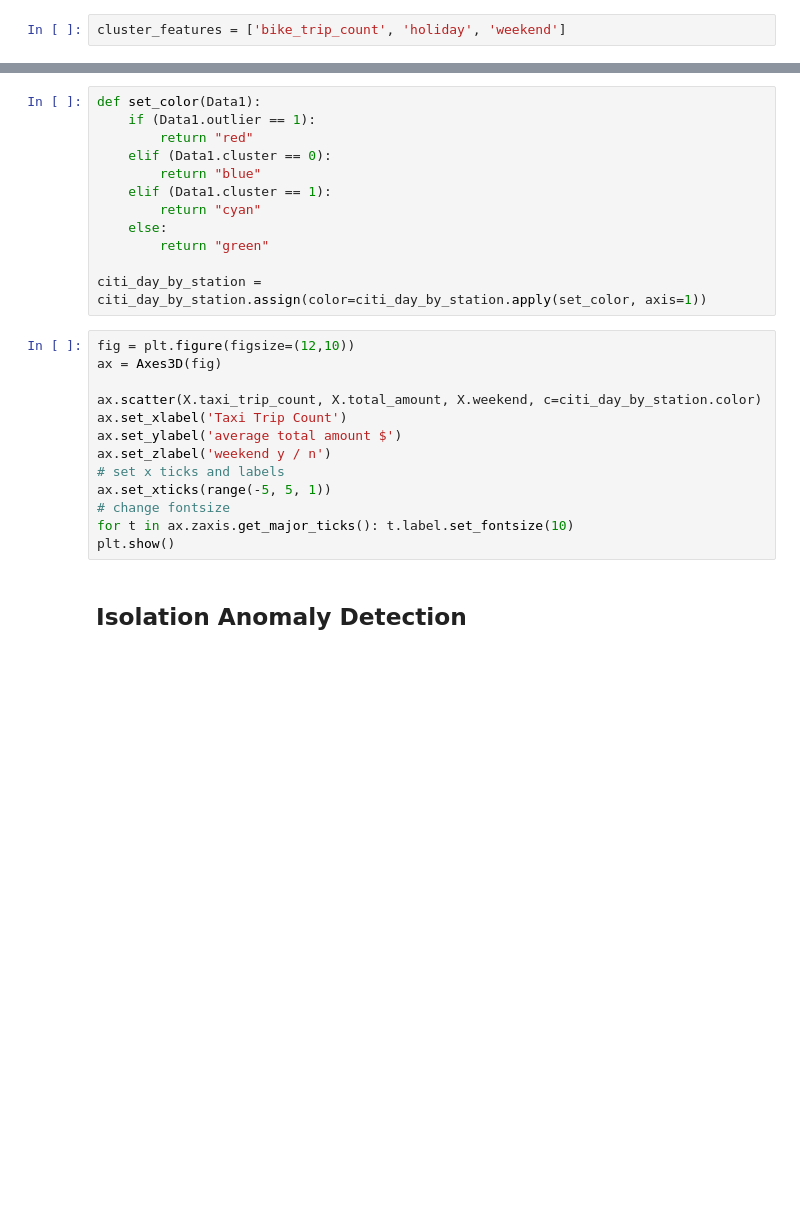
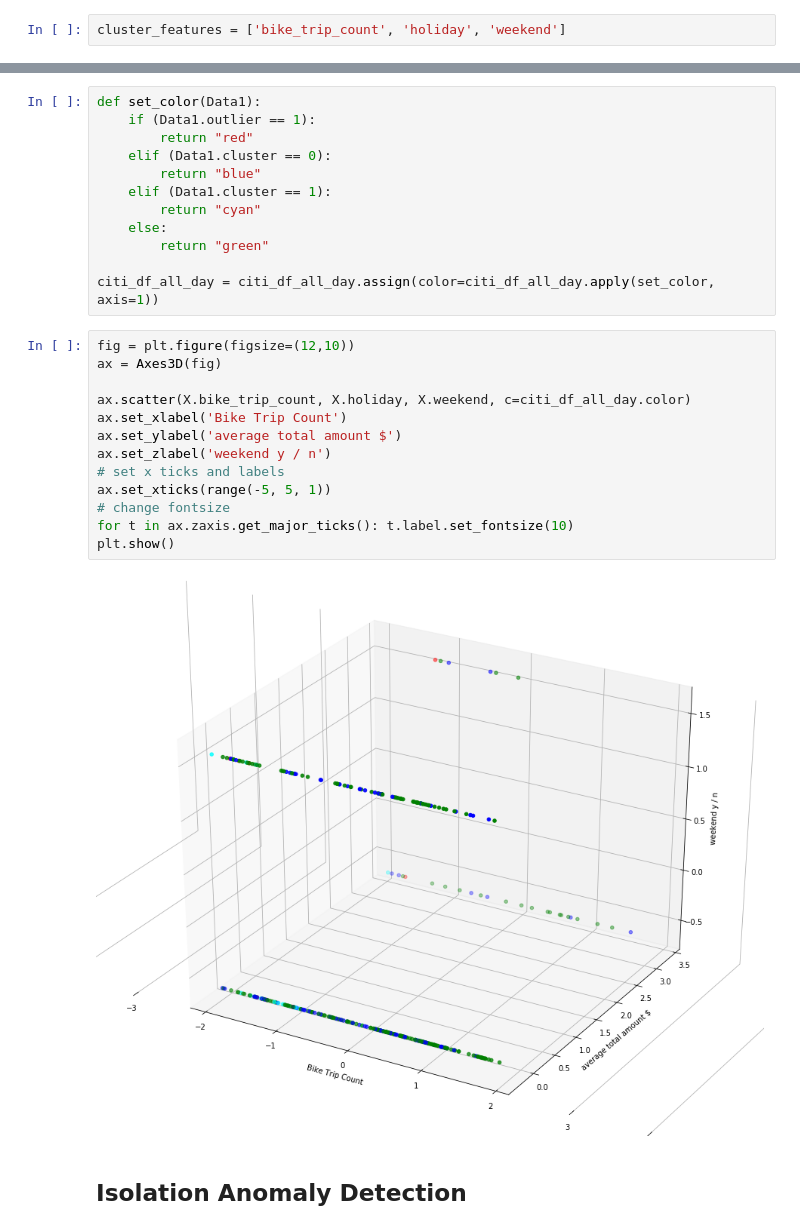
Before and after one commit to gperrin12/anomaly_detection_NYC_transit, a Jupyter notebook: Citi_Month_Stat_Agg.ipynb, the cells around one changed output, grey strips where cells are left out. Cells and saved outputs as stored; diff of their text form; blank space fills up the shorter version.

```diff
--- a/Citi_Month_Stat_Agg.ipynb
+++ b/Citi_Month_Stat_Agg.ipynb
@@ -263,20 +321,22 @@ def set_color(Data1):
     else:
         return "green"
 
-citi_day_by_station = citi_day_by_station.assign(color=citi_day_by_station.apply(set_color, axis=1))
+citi_df_all_day = citi_df_all_day.assign(color=citi_df_all_day.apply(set_color, axis=1))
 # %%
 fig = plt.figure(figsize=(12,10))
 ax = Axes3D(fig)
 
-ax.scatter(X.taxi_trip_count, X.total_amount, X.weekend, c=citi_day_by_station.color)
-ax.set_xlabel('Taxi Trip Count')
+ax.scatter(X.bike_trip_count, X.holiday, X.weekend, c=citi_df_all_day.color)
+ax.set_xlabel('Bike Trip Count')
 ax.set_ylabel('average total amount $')
 ax.set_zlabel('weekend y / n')
 # set x ticks and labels
 ax.set_xticks(range(-5, 5, 1))
 # change fontsize
 for t in ax.zaxis.get_major_ticks(): t.label.set_fontsize(10)
 plt.show()
+# %% [output]
+[figure, added]
 # %% [markdown]
 ## Isolation Anomaly Detection
 # %% [markdown]
```
Also changed, not shown: parts of 30 cells of this notebook.
